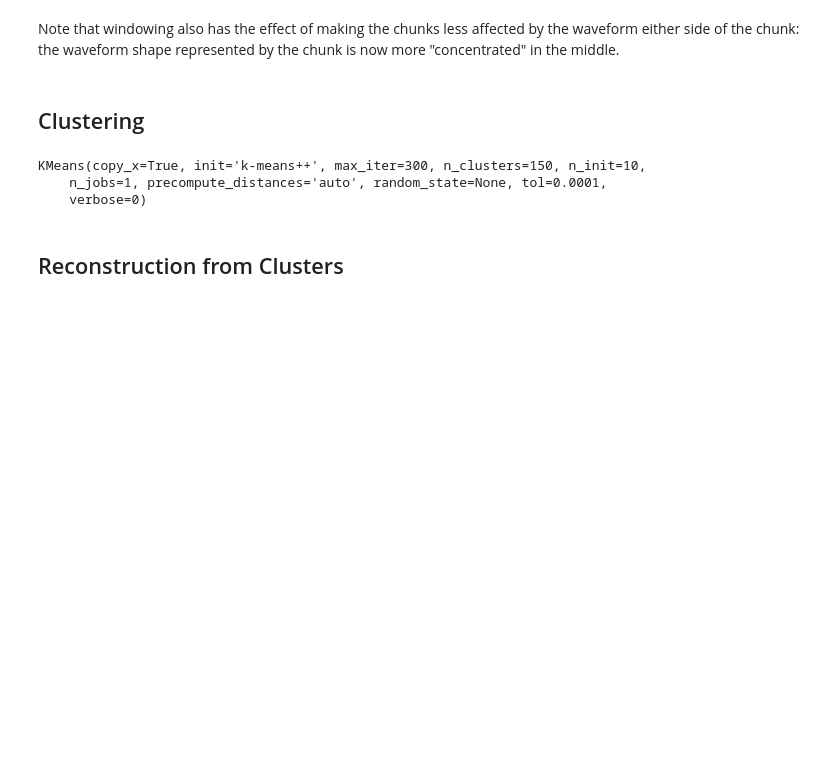
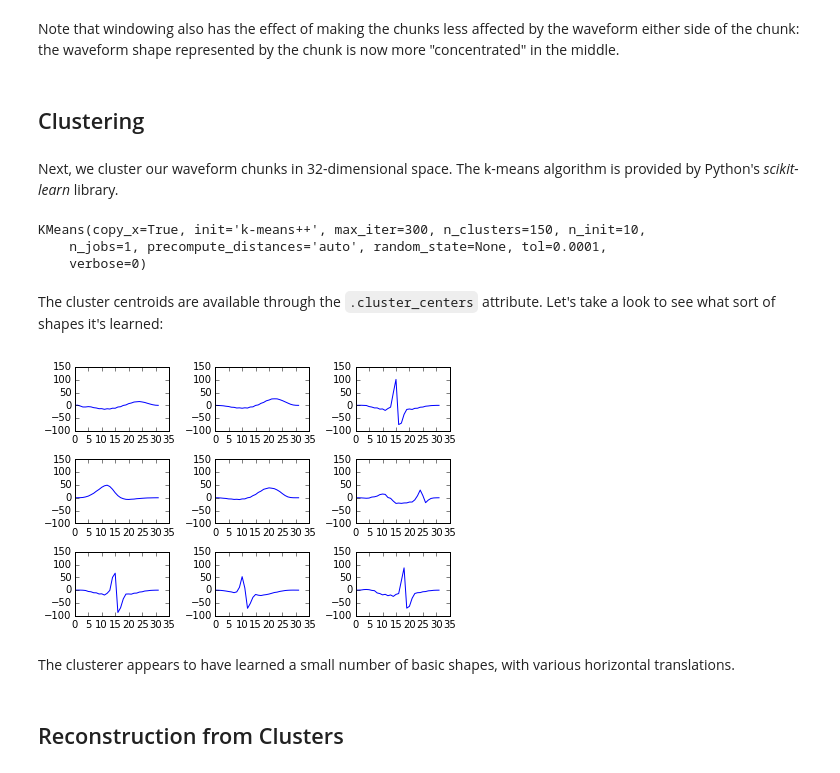
Before and after one commit to mrahtz/sanger-machine-learning-workshop, a Jupyter notebook: Unsupervised Learning.ipynb, the cells around one changed output. Saved outputs shown, nothing was run; the diff lists cells and outputs as text; code cells hidden in the pictures; blank space fills up the shorter version.

```diff
--- a/Unsupervised Learning.ipynb
+++ b/Unsupervised Learning.ipynb
@@ -201,6 +201,8 @@ chunk_utils.plot_chunks(windowed_chunks, chunk_n_step=3)
 Note that windowing also has the effect of making the chunks less affected by the waveform either side of the chunk: the waveform shape represented by the chunk is now more "concentrated" in the middle.
 # %% [markdown]
 ## Clustering
+# %% [markdown]
+Next, we cluster our waveform chunks in 32-dimensional space. The k-means algorithm is provided by Python's *scikit-learn* library.
 # %%
 from sklearn.cluster import KMeans
 
@@ -210,5 +212,13 @@ clusterer.fit(windowed_chunks)
 KMeans(copy_x=True, init='k-means++', max_iter=300, n_clusters=150, n_init=10,
     n_jobs=1, precompute_distances='auto', random_state=None, tol=0.0001,
     verbose=0)
+# %% [markdown]
+The cluster centroids are available through the `.cluster_centers` attribute. Let's take a look to see what sort of shapes it's learned:
+# %%
+chunk_utils.plot_chunks(clusterer.cluster_centers_, chunk_n_step=15)
+# %% [output]
+[figure, added]
+# %% [markdown]
+The clusterer appears to have learned a small number of basic shapes, with various horizontal translations.
 # %% [markdown]
 ## Reconstruction from Clusters
```
Also changed, not shown: parts of 10 cells of this notebook.
